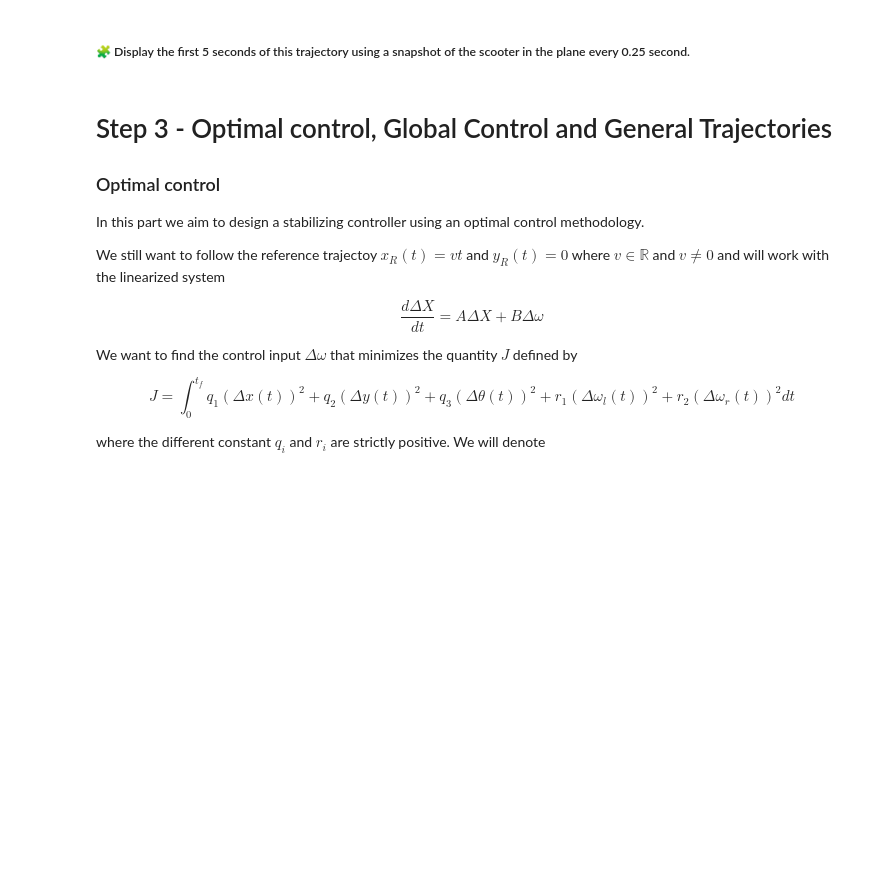
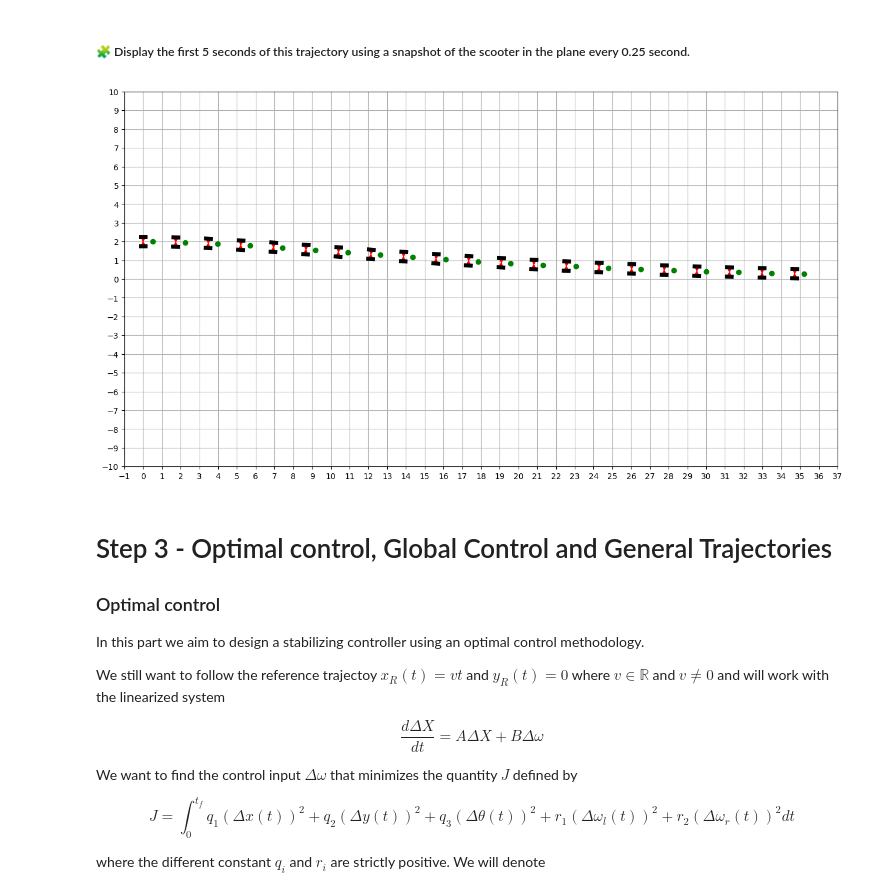
Before and after one commit to Nouamane77/control-engineering-with-python-project-2023-2024, a Jupyter notebook: Project-part-3.ipynb, the cells around one changed output. Cells and saved outputs as stored; diff of their text form; code cells hidden in the pictures; blank space fills up the shorter version.

```diff
--- a/Project-part-3.ipynb
+++ b/Project-part-3.ipynb
@@ -635,2 +629,17 @@ pass
+# %%
+def omega(t,xytheta):
+    return -dot(K, (xytheta - [v*t,0,0])) + [v/r,v/r]
+
+def fun(t, xytheta):
+    x, y, theta = xytheta
+    omega_l, omega_r = omega(t, xytheta)
+    dx = r * 0.5 * (omega_l + omega_r) * cos(theta)
+    dy = r * 0.5 * (omega_l + omega_r) * sin(theta)
+    dtheta = r * (omega_r - omega_l) / l
+    return array([dx, dy, dtheta])
+
+
+results = solve_ivp(fun = fun, t_span = t_span, y0 = xy_theta_0, atol = 1e-6, rtol = 1e-6, dense_output = True)
+sol = results["sol"]
 # %% [markdown]
 ##### 🧩 Display the first 5 seconds of this trajectory using a snapshot of the scooter in the plane every 0.25 second.
@@ -639,3 +646,10 @@ pass
+# %%
+t = linspace(0, 5, 21)
+draw_arena(-1, 37, -10, 10)
+for x, y, theta in sol(t).T:
+    draw_scooter(x , y, theta)
+# %% [output]
+[figure, added]
 # %% [markdown]
 Step 3 - Optimal control, Global Control and General Trajectories
 =================================================================
```
Also changed, not shown: parts of 3 cells of this notebook.
